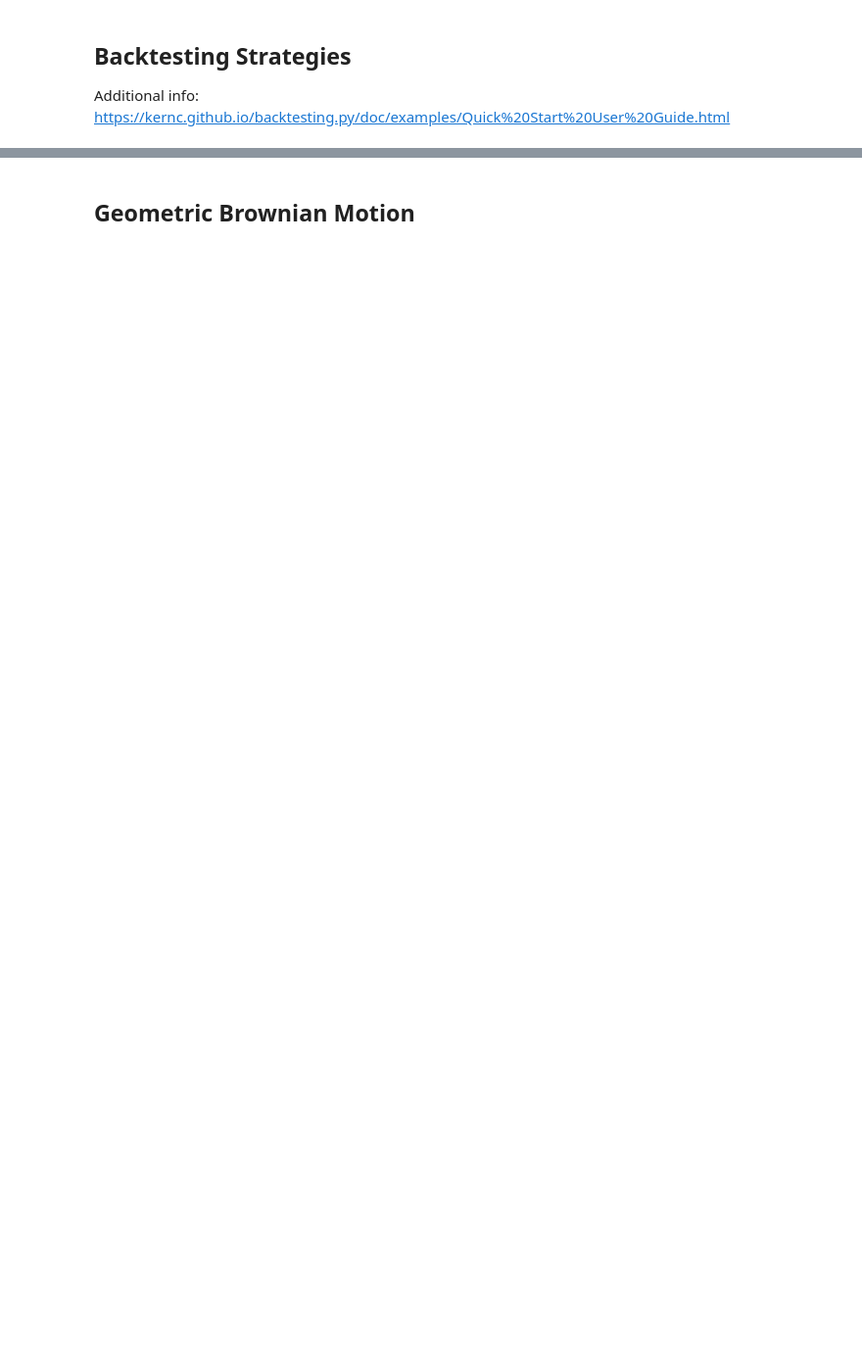
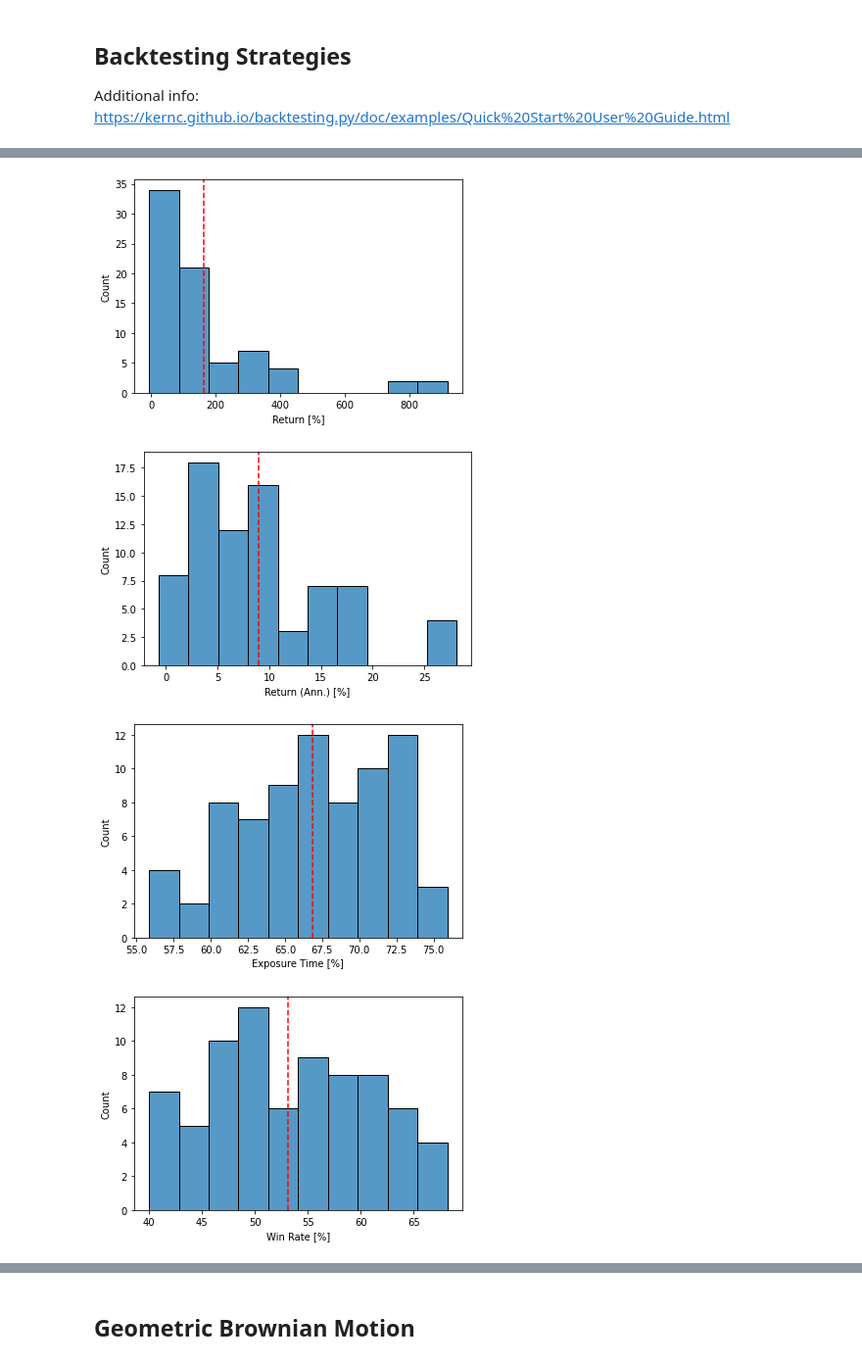
Before and after one commit to evelynyou/capstone_indicators, a Jupyter notebook: productionize.ipynb, the cells around one changed output, grey strips where cells are left out. Shown at 98% size. Drawn from its saved outputs; the diff is of its cells as text; code cells hidden in the pictures; blank space fills up the shorter version.

```diff
--- a/productionize.ipynb
+++ b/productionize.ipynb
@@ -143,0 +267,49 @@ dtype: object
+# %%
+cpcv = CPCV(ydata, N, k)
+train_temp = []
+test_temp = []
+NSAMPLES = 5
+for e, (train_ids, test_ids) in enumerate(cpcv.split()):
+    dataset_train, dataset_test = ydata.iloc[train_ids], ydata.iloc[test_ids]
+    train, test = [], []
+    for i in range(NSAMPLES):
+        bt = Backtest(dataset_train, strats.SmaCross, cash=10_000, commission=0.0)
+        stats_skopt, heatmap, optimize_result = bt.optimize(
+            fast = [5, 50],
+            slow = [10, 60],
+            constraint=lambda p: p.fast < p.slow,
+            maximize='Sharpe Ratio',
+            method='skopt',
+            max_tries=30,
+            return_heatmap=True,
+            return_optimization=True)
+        stats = bt.run(fast = optimize_result.x[0], slow = optimize_result.x[1])
+        btopt = Backtest(dataset_test, strats.SmaCross, cash=10_000, commission=0.0)
+        optstats = btopt.run(fast = optimize_result.x[0], slow = optimize_result.x[1])
+        train.append(stats)
+        test.append(optstats)
+    train_temp.append(train)
+    test_temp.append(test)
+
+train_stats = [pd.concat(train, axis=1) for train in train_temp]
+test_stats = [pd.concat(test, axis=1) for test in test_temp]
+# %%
+display = ['Return [%]', 'Return (Ann.) [%]', 'Exposure Time [%]', 'Win Rate [%]',
+           '# Trades', 'Volatility (Ann.) [%]', 'Max. Drawdown [%]', 'Avg. Drawdown [%]',
+           'Sharpe Ratio', 'Sortino Ratio', 'Calmar Ratio']
+for d in display:
+    data = []
+    for train, test in zip(train_stats, test_stats):
+        train_data = train.loc[d,:].to_numpy()
+        test_data = test.loc[d,:].to_numpy()
+        data = np.concatenate((data, test_data), axis=None)
+    plt.figure()
+    ax = sns.histplot(data, bins=10)
+    ax.set(xlabel=d, ylabel='Count')
+    plt.axvline(data.mean(), ls = '--', color = 'red')
+    plt.show()
+# %% [output]
+[figure, added]
+[figure, added]
+[figure, added]
+[figure, added]
```
Also changed, not shown: parts of 35 cells of this notebook, 1 other file.
